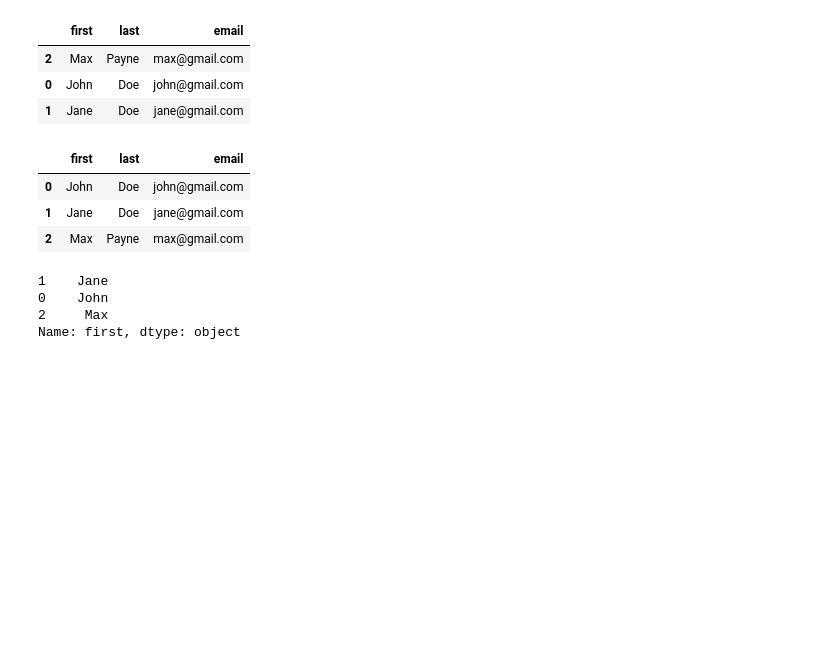
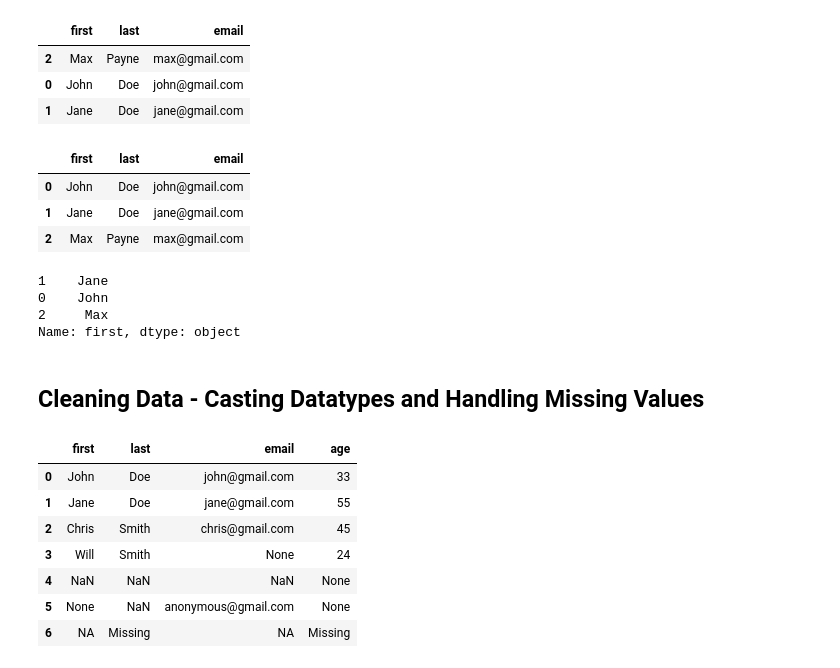
Before and after one commit to bekaarcoder/PyNotes, a Jupyter notebook: Pandas/Snippets.ipynb, the cells around one changed output. Drawn from its saved outputs; the diff is of its cells as text; code cells hidden in the pictures; blank space fills up the shorter version.

Commit message:
cleaning data and working with date and time

```diff
--- a/Pandas/Snippets.ipynb
+++ b/Pandas/Snippets.ipynb
@@ -494,3 +488,24 @@ df['first'].sort_values()
 0    John
 2     Max
 Name: first, dtype: object
+# %% [markdown]
+## Cleaning Data - Casting Datatypes and Handling Missing Values
+# %%
+import numpy as np
+people = {
+    'first': ['John', 'Jane', 'Chris', 'Will', np.nan, None, 'NA'],
+    'last': ['Doe', 'Doe', 'Smith', 'Smith', np.nan, np.nan, 'Missing'],
+    'email': ['john@gmail.com', 'jane@gmail.com', 'chris@gmail.com', None, np.nan, 'anonymous@gmail.com', 'NA'],
+    'age': [33, 55, 45, 24, None, None, 'Missing']
+}
+df = pd.DataFrame(people)
+df
+# %% [output]
+|  | first | last | email | age |
+| 0 | John | Doe | john@gmail.com | 33 |
+| 1 | Jane | Doe | jane@gmail.com | 55 |
+| 2 | Chris | Smith | chris@gmail.com | 45 |
+| 3 | Will | Smith | None | 24 |
+| 4 | NaN | NaN | NaN | None |
+| 5 | None | NaN | anonymous@gmail.com | None |
+| 6 | NA | Missing | NA | Missing |
```
Also changed, not shown: parts of 18 cells of this notebook, 3 other files.
